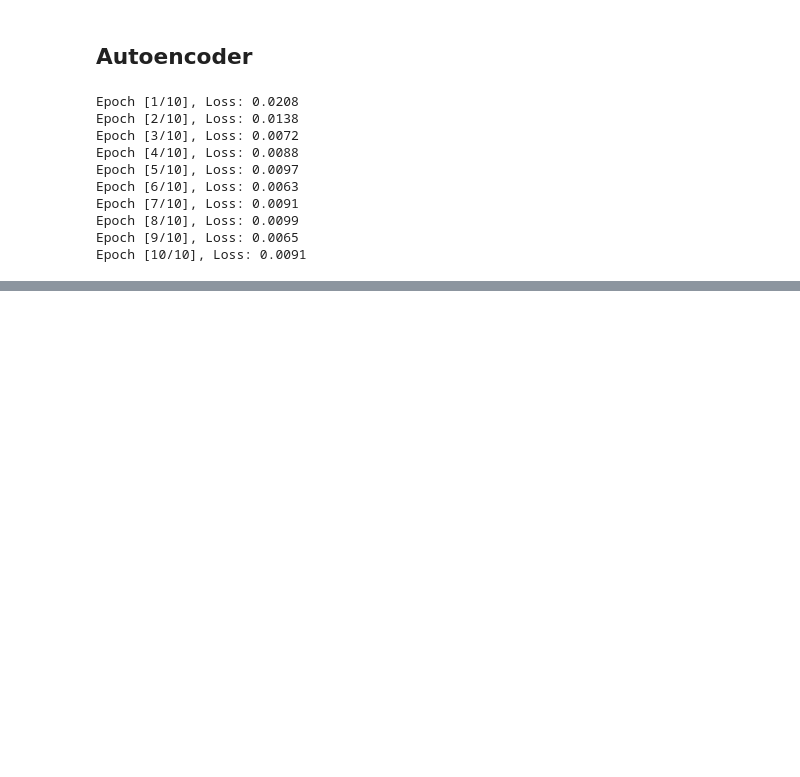
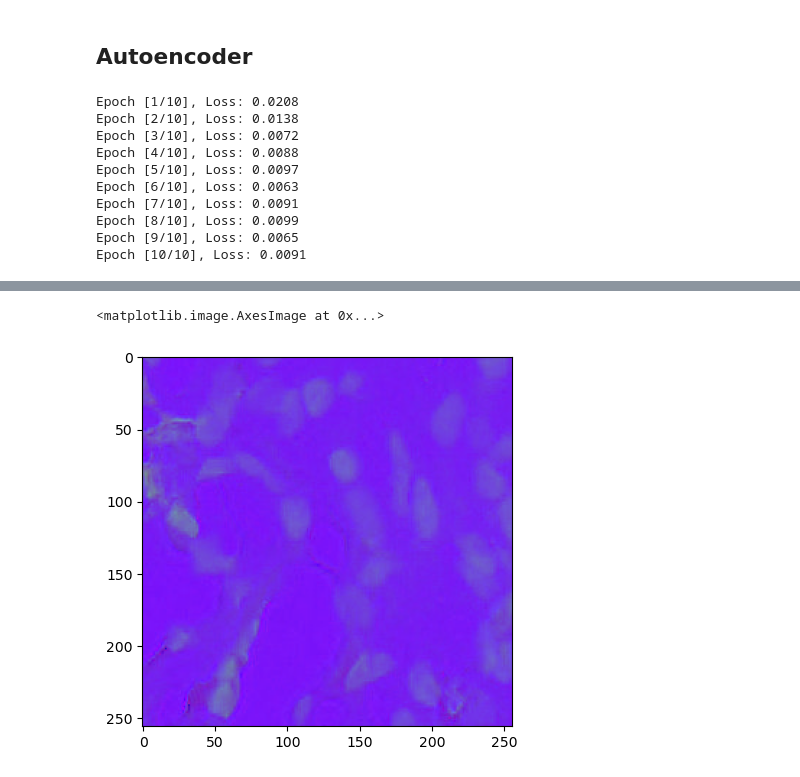
Before and after one commit to Arnau1/Helicobacter, a Jupyter notebook: Autoencoder.ipynb, the cells around one changed output, grey strips where cells are left out. Drawn from its saved outputs; the diff is of its cells as text; code cells hidden in the pictures; blank space fills up the shorter version.

```diff
--- a/Autoencoder.ipynb
+++ b/Autoencoder.ipynb
@@ -199,0 +210,3 @@ infer_and_display(trainloader, model, num_images=5)
+# %%
+# Perform inference and display results
+ori, rec = infer_and_display(valoader, model)
@@ -199,0 +249,9 @@ infer_and_display(trainloader, model, num_images=5)
+# %%
+
+
+open_cv_image = np.array(ori[0])[:, :, ::-1].copy()
+hsvFrame = cv2.cvtColor(open_cv_image, cv2.COLOR_BGR2HSV)
+plt.imshow(hsvFrame)
+# %% [output]
+<matplotlib.image.AxesImage at 0x...>
+[figure, added]
```
Also changed, not shown: parts of 8 cells of this notebook.
